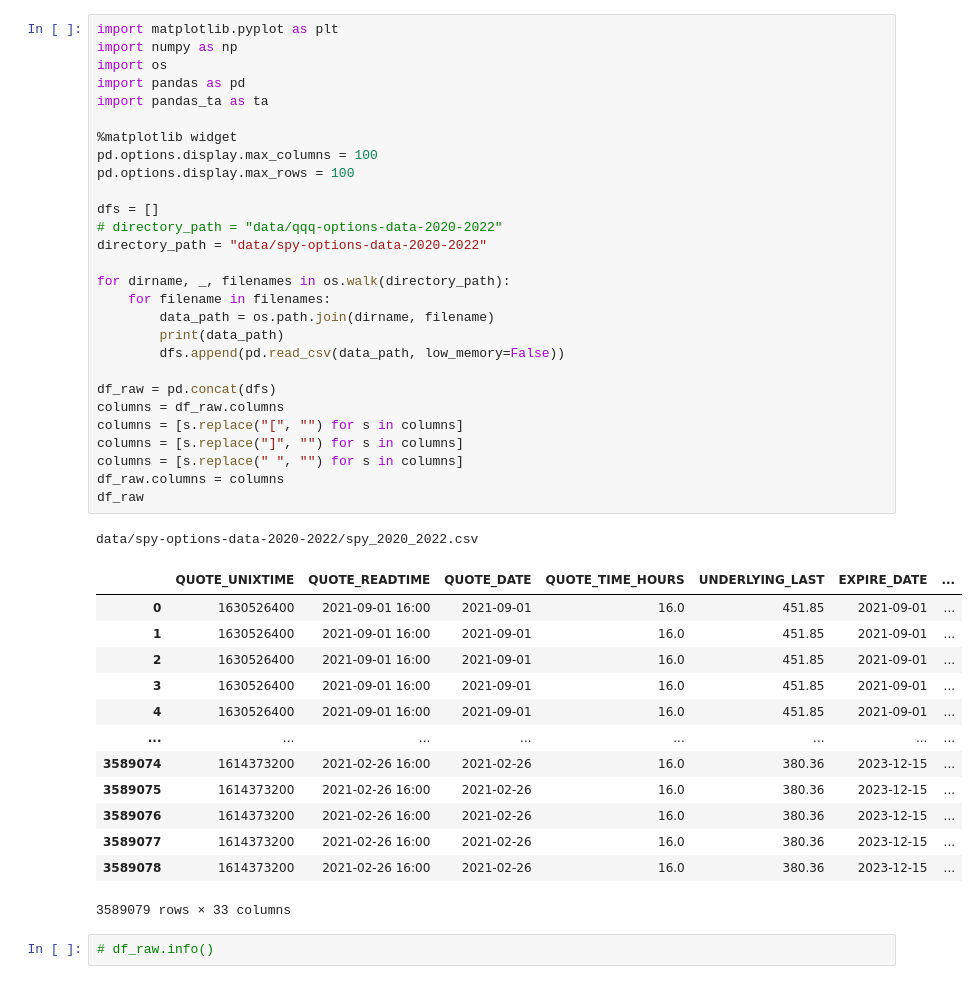
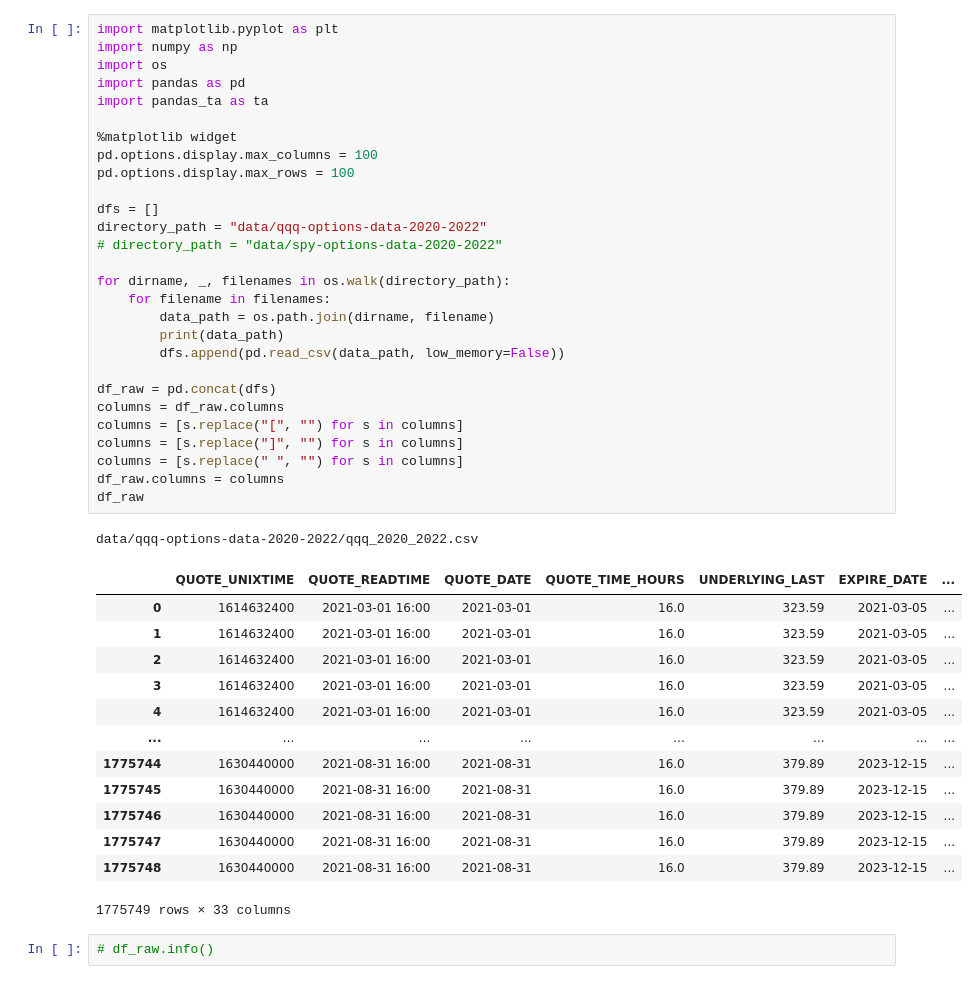
Before and after one commit to daneisburgh/invaas, a Jupyter notebook: notebooks/options-historical-test.ipynb, the cells around one changed output. Drawn from its saved outputs; the diff is of its cells as text.

```diff
--- a/notebooks/options-historical-test.ipynb
+++ b/notebooks/options-historical-test.ipynb
@@ -1,46 +1,46 @@
 # %%
 import matplotlib.pyplot as plt
 import numpy as np
 import os
 import pandas as pd
 import pandas_ta as ta
 
 %matplotlib widget
 pd.options.display.max_columns = 100
 pd.options.display.max_rows = 100
 
 dfs = []
-# directory_path = "data/qqq-options-data-2020-2022"
-directory_path = "data/spy-options-data-2020-2022"
+directory_path = "data/qqq-options-data-2020-2022"
+# directory_path = "data/spy-options-data-2020-2022"
 
 for dirname, _, filenames in os.walk(directory_path):
     for filename in filenames:
         data_path = os.path.join(dirname, filename)
         print(data_path)
         dfs.append(pd.read_csv(data_path, low_memory=False))
 
 df_raw = pd.concat(dfs)
 columns = df_raw.columns
 columns = [s.replace("[", "") for s in columns]
 columns = [s.replace("]", "") for s in columns]
 columns = [s.replace(" ", "") for s in columns]
 df_raw.columns = columns
 df_raw
 # %% [output]
-data/spy-options-data-2020-2022/spy_2020_2022.csv
+data/qqq-options-data-2020-2022/qqq_2020_2022.csv
 |  | QUOTE_UNIXTIME | QUOTE_READTIME | QUOTE_DATE | QUOTE_TIME_HOURS | UNDERLYING_LAST | EXPIRE_DATE | ... |
-| 0 | 1630526400 | 2021-09-01 16:00 | 2021-09-01 | 16.0 | 451.85 | 2021-09-01 | ... |
-| 1 | 1630526400 | 2021-09-01 16:00 | 2021-09-01 | 16.0 | 451.85 | 2021-09-01 | ... |
-| 2 | 1630526400 | 2021-09-01 16:00 | 2021-09-01 | 16.0 | 451.85 | 2021-09-01 | ... |
-| 3 | 1630526400 | 2021-09-01 16:00 | 2021-09-01 | 16.0 | 451.85 | 2021-09-01 | ... |
-| 4 | 1630526400 | 2021-09-01 16:00 | 2021-09-01 | 16.0 | 451.85 | 2021-09-01 | ... |
+| 0 | 1614632400 | 2021-03-01 16:00 | 2021-03-01 | 16.0 | 323.59 | 2021-03-05 | ... |
+| 1 | 1614632400 | 2021-03-01 16:00 | 2021-03-01 | 16.0 | 323.59 | 2021-03-05 | ... |
+| 2 | 1614632400 | 2021-03-01 16:00 | 2021-03-01 | 16.0 | 323.59 | 2021-03-05 | ... |
+| 3 | 1614632400 | 2021-03-01 16:00 | 2021-03-01 | 16.0 | 323.59 | 2021-03-05 | ... |
+| 4 | 1614632400 | 2021-03-01 16:00 | 2021-03-01 | 16.0 | 323.59 | 2021-03-05 | ... |
 | ... | ... | ... | ... | ... | ... | ... | ... |
-| 3589074 | 1614373200 | 2021-02-26 16:00 | 2021-02-26 | 16.0 | 380.36 | 2023-12-15 | ... |
-| 3589075 | 1614373200 | 2021-02-26 16:00 | 2021-02-26 | 16.0 | 380.36 | 2023-12-15 | ... |
-| 3589076 | 1614373200 | 2021-02-26 16:00 | 2021-02-26 | 16.0 | 380.36 | 2023-12-15 | ... |
-| 3589077 | 1614373200 | 2021-02-26 16:00 | 2021-02-26 | 16.0 | 380.36 | 2023-12-15 | ... |
-| 3589078 | 1614373200 | 2021-02-26 16:00 | 2021-02-26 | 16.0 | 380.36 | 2023-12-15 | ... |
+| 1775744 | 1630440000 | 2021-08-31 16:00 | 2021-08-31 | 16.0 | 379.89 | 2023-12-15 | ... |
+| 1775745 | 1630440000 | 2021-08-31 16:00 | 2021-08-31 | 16.0 | 379.89 | 2023-12-15 | ... |
+| 1775746 | 1630440000 | 2021-08-31 16:00 | 2021-08-31 | 16.0 | 379.89 | 2023-12-15 | ... |
+| 1775747 | 1630440000 | 2021-08-31 16:00 | 2021-08-31 | 16.0 | 379.89 | 2023-12-15 | ... |
+| 1775748 | 1630440000 | 2021-08-31 16:00 | 2021-08-31 | 16.0 | 379.89 | 2023-12-15 | ... |
-3589079 rows × 33 columns
+1775749 rows × 33 columns
 # %%
 # df_raw.info()
 # %%
```
Also changed, not shown: parts of 7 cells of this notebook.
